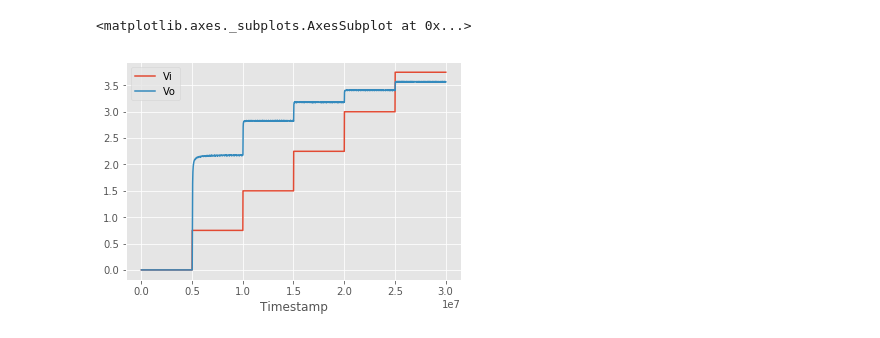
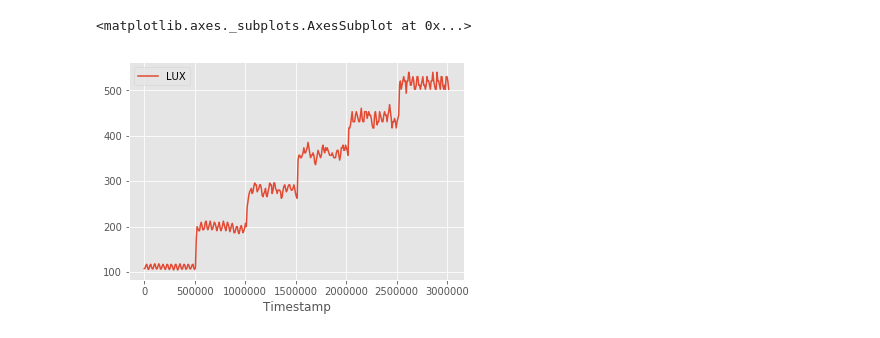
Before and after one commit to Akorra/retidisconsys, a Jupyter notebook: ledr/data/ploting.ipynb, the cells around one changed output. Cells and saved outputs as stored; diff of their text form; code cells hidden in the pictures.

```diff
--- a/ledr/data/ploting.ipynb
+++ b/ledr/data/ploting.ipynb
@@ -7,4 +7,6 @@ import matplotlib.pyplot as plt
 
 plt.style.use('ggplot')
 # %%
-df = pd.read_csv("data4.csv")
+df = pd.read_csv("data5.csv")
+# %%
+d = df[df['Timestamp']<47500000]
@@ -11,5 +34,5 @@ df = pd.read_csv("data4.csv")
 # %%
-df.plot(x='Timestamp', y=['Vi', 'Vo'])
+d.plot(x='Timestamp', y=['LUX'])
 # %% [output]
 <matplotlib.axes._subplots.AxesSubplot at 0x...>
-[figure, old version]
+[figure, new version]
```
Also changed, not shown: parts of 1 cell of this notebook, 11 other files.
